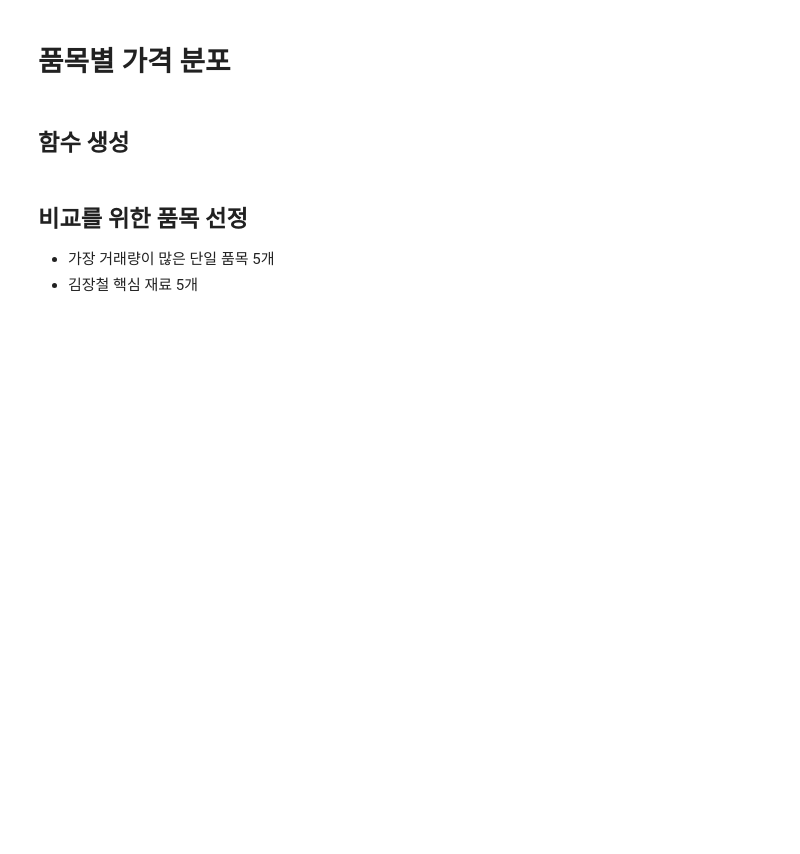
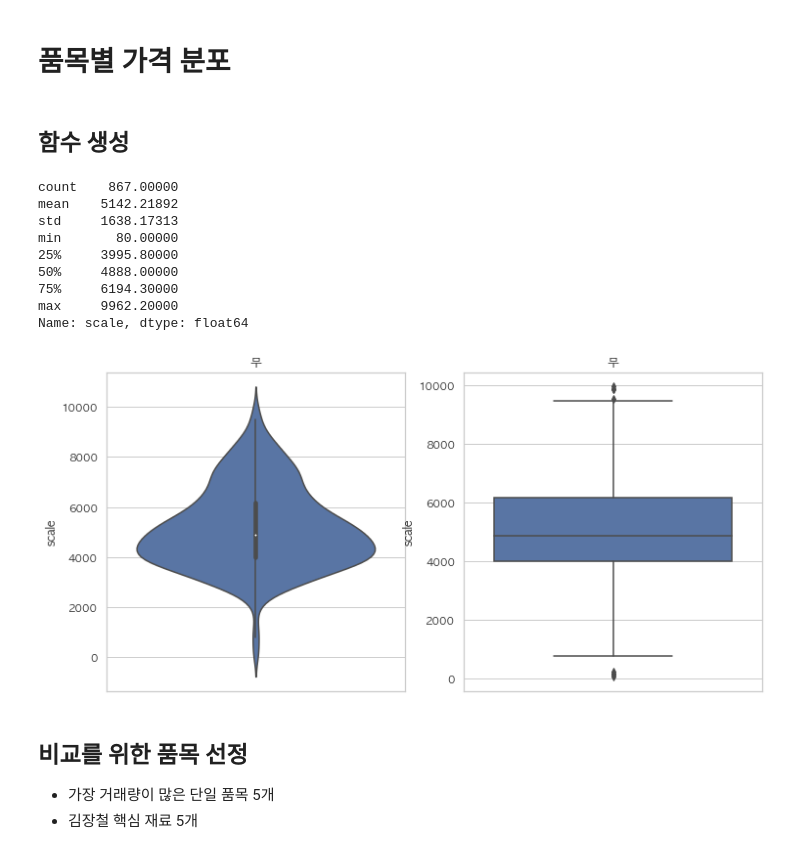
Before and after one commit to LUCI031/grocery_auction, a Jupyter notebook: 22.11.eda3.ipynb, the cells around one changed output. Drawn from its saved outputs; the diff is of its cells as text; code cells hidden in the pictures; blank space fills up the shorter version.

```diff
--- a/22.11.eda3.ipynb
+++ b/22.11.eda3.ipynb
@@ -322,6 +323,20 @@ def ecos(df,prd):
     plt.show()
 # %%
 #df[df['prd']==prd].groupby('class').sum()['scale'].sort_index().reset_index()
+# %%
+a = df[df['prd']=='무'].groupby(['prd','reg_date']).sum().reset_index()
+dist(a[a['scale']<10000],'무','scale')
+# %% [output]
+count    867.00000
+mean    5142.21892
+std     1638.17313
+min       80.00000
+25%     3995.80000
+50%     4888.00000
+75%     6194.30000
+max     9962.20000
+Name: scale, dtype: float64
+[figure, added]
 # %% [markdown]
 ## 비교를 위한 품목 선정
 - 가장 거래량이 많은 단일 품목 5개
```
Also changed, not shown: parts of 7 cells of this notebook, 2 other files.
